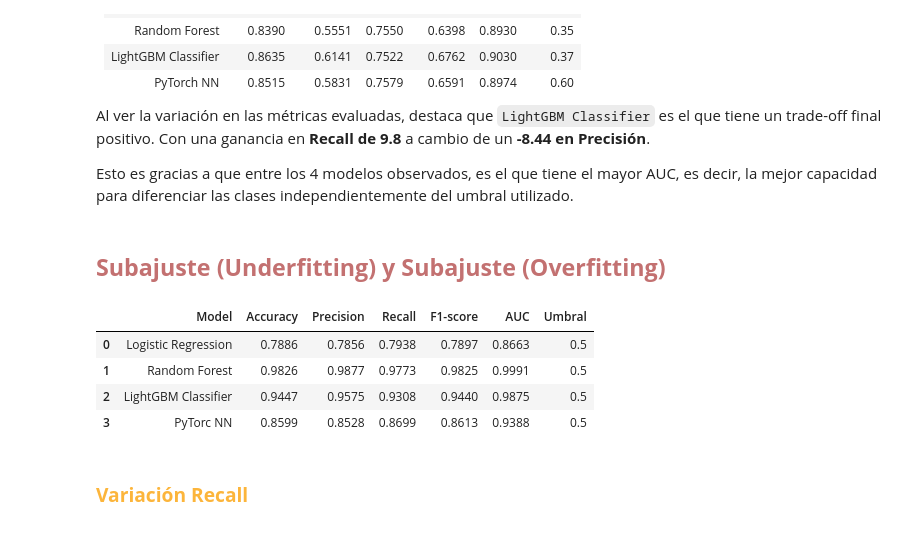
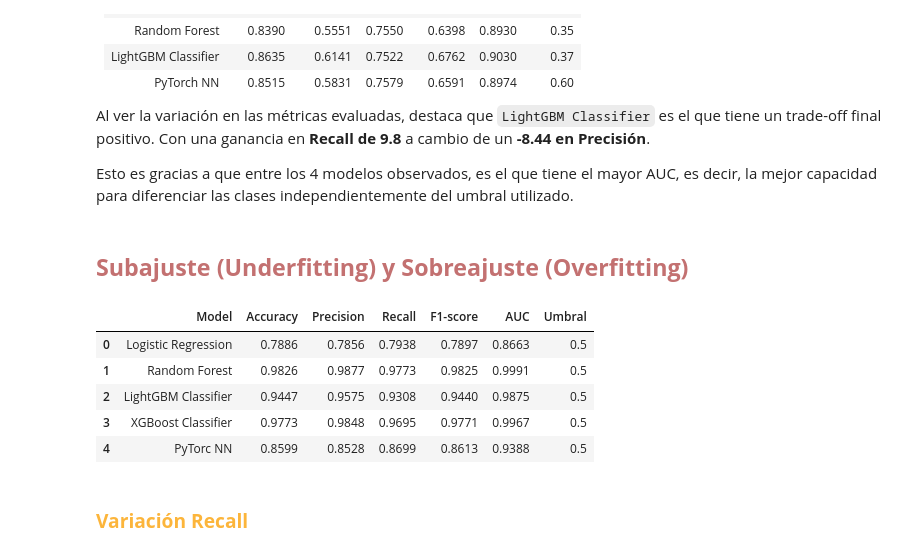
Before and after one commit to ignaciomajo/velarion_fintech, a Jupyter notebook: Modeling_Velarion.ipynb, the cells around one changed output. Saved outputs shown, nothing was run; the diff lists cells and outputs as text; code cells hidden in the pictures.

```diff
--- a/Modeling_Velarion.ipynb
+++ b/Modeling_Velarion.ipynb
@@ -860,6 +879,15 @@ X_test_final = pd.concat([X_test_cols, X_test_binary], axis=1)
 print(X_train_final.shape, X_test_final.shape)
 # %% [output]
 (7324, 24) (1832, 24)
+# %%
+with open(CHAMPION_PATH / 'scaler.pkl', 'wb') as f:
+    pickle.dump(scaler, f)
+
+with open(CHAMPION_PATH / 'categoricas.pkl', 'wb') as f:
+    pickle.dump(categoricas, f)
+
+with open(CHAMPION_PATH / 'numericas.pkl', 'wb') as f:
+    pickle.dump(numericas, f)
 # %%
 X_train = X_train_final[col_order].copy()
 X_test = X_test_final[col_order].copy()
@@ -901,6 +929,11 @@ Index(['Geography_Germany', 'Geography_Spain', 'Gender_Male', 'CreditScore',
        'ss_q2q3_rate_of_change', 'failed_ratio_spike_q2',
        'failed_ratio_spike_q3', 'failed_ratio_volatility'],
       dtype='object')
+# %%
+col_order = X_train.columns
+
+with open(CHAMPION_PATH / 'col_order.pkl', 'wb') as f:
+    pickle.dump(col_order, f)
 # %%
 best_models = []
 # %%
@@ -2476,7 +2509,7 @@ Al realizar una búsqueda de hiperparámetros más amplia, se consiguió disminu
 # %% [markdown]
 ### <font color='#FCB53B'>**XGB Classifier 4 - GridSearch - early_stopping_rounds=5 - mayor regularización**</font>
 # %%
-skf = StratifiedKFold(n_splits=3, shuffle=True, random_state=RANDOM_SEED)
+skf = StratifiedKFold(n_splits=5, shuffle=True, random_state=RANDOM_SEED)
 # %%
 xgb_gs = XGBClassifier(random_state=RANDOM_SEED, early_stopping_rounds=5, eval_metric='logloss')
 
@@ -3910,41 +3931,48 @@ Al ver la variación en las métricas evaluadas, destaca que `LightGBM Classifie
 
 Esto es gracias a que entre los 4 modelos observados, es el que tiene el mayor AUC, es decir, la mejor capacidad para diferenciar las clases independientemente del umbral utilizado.
 # %% [markdown]
-## <font color='#c37171'>**Subajuste (Underfitting) y Subajuste (Overfitting)**</font>
+## <font color='#c37171'>**Subajuste (Underfitting) y Sobreajuste (Overfitting)**</font>
 # %%
 lr_train = metricas_evaluacion(lr,
                                X_train,
                                y_train,
                                'Logistic Regression'
                                )
 
 rf_train = metricas_evaluacion(rf,
                                X_train[selected_features],
                                y_train,
                               'Random Forest'
                               )
 
 lgbm_train = metricas_evaluacion(lgbm,
                                  X_train,
                                  y_train,
                                  'LightGBM Classifier'
                                 )
 
+xgb_train = metricas_evaluacion(xgb,
+                                 X_train,
+                                 y_train,
+                                 'XGBoost Classifier'
+                                )
+
 nn_train = metricas_evaluacion_pytorch(nn,
                                        X_train_torch,
                                        y_train_torch,
                                        'PyTorc NN'
                                       )
 
-metricas_train = [lr_train, rf_train, lgbm_train, nn_train]
+metricas_train = [lr_train, rf_train, lgbm_train, xgb_train, nn_train]
 
 pd.DataFrame(metricas_train)
 # %% [output]
 |  | Model | Accuracy | Precision | Recall | F1-score | AUC | Umbral |
 | 0 | Logistic Regression | 0.7886 | 0.7856 | 0.7938 | 0.7897 | 0.8663 | 0.5 |
 | 1 | Random Forest | 0.9826 | 0.9877 | 0.9773 | 0.9825 | 0.9991 | 0.5 |
 | 2 | LightGBM Classifier | 0.9447 | 0.9575 | 0.9308 | 0.9440 | 0.9875 | 0.5 |
-| 3 | PyTorc NN | 0.8599 | 0.8528 | 0.8699 | 0.8613 | 0.9388 | 0.5 |
+| 3 | XGBoost Classifier | 0.9773 | 0.9848 | 0.9695 | 0.9771 | 0.9967 | 0.5 |
+| 4 | PyTorc NN | 0.8599 | 0.8528 | 0.8699 | 0.8613 | 0.9388 | 0.5 |
 # %%
 #metricas_diff = [metricas_val, metricas_eval]
 recall = []
```
Also changed, not shown: parts of 42 cells of this notebook, 14 other files.
